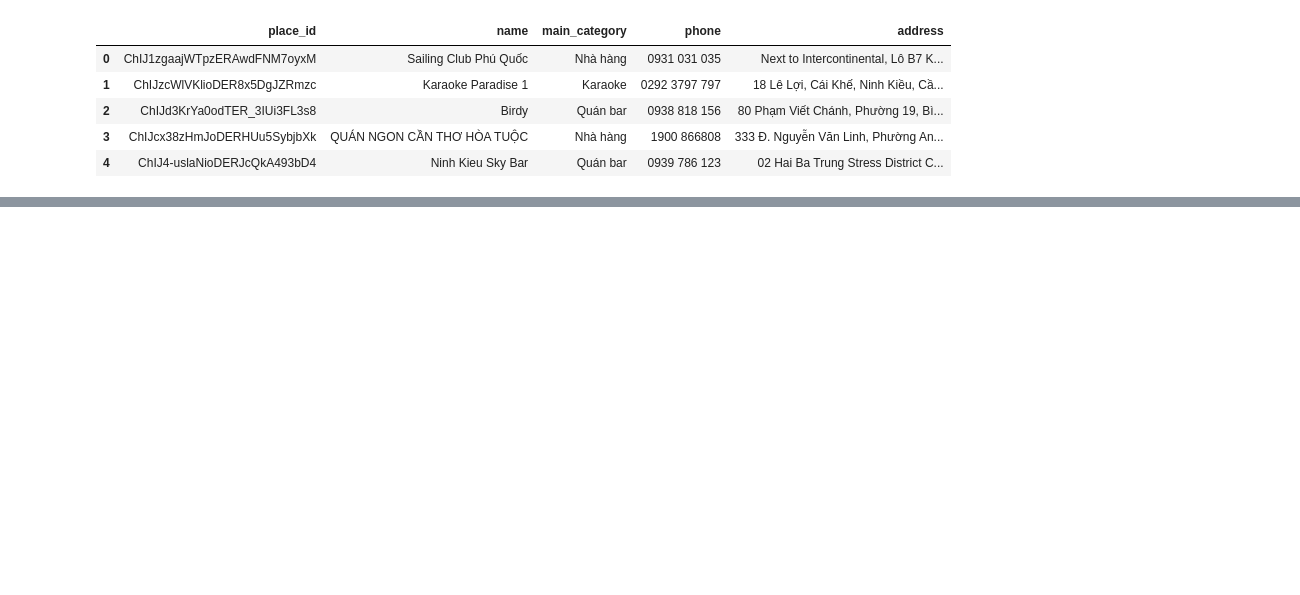
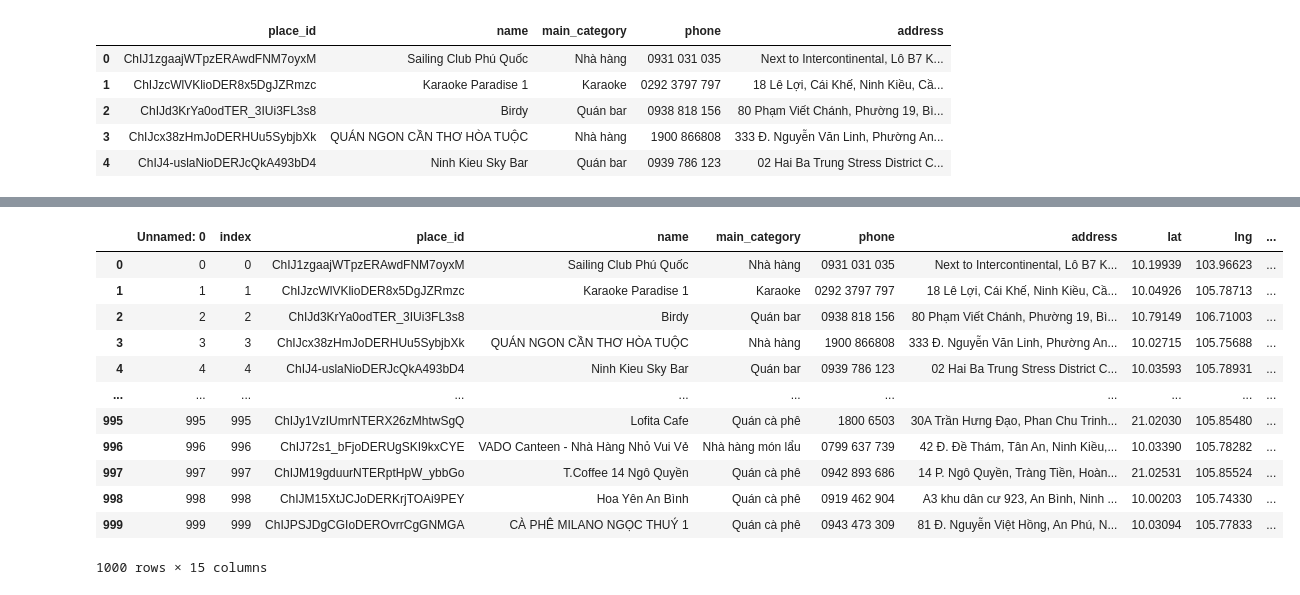
Before and after one commit to Kten987/google-map_v2, a Jupyter notebook: src/map.ipynb, the cells around one changed output, grey strips where cells are left out. Saved outputs shown, nothing was run; the diff lists cells and outputs as text; code cells hidden in the pictures; blank space fills up the shorter version.

```diff
--- a/src/map.ipynb
+++ b/src/map.ipynb
@@ -150,0 +207,2 @@ df.to_excel("df_ninh_kieu.xlsx")
+# %%
+df1 = pd.read_excel(r"C:\Users\thinh.lv\google-maps-scraper\src\df1.xlsx")
@@ -150,0 +258,16 @@ df.to_excel("df_ninh_kieu.xlsx")
+# %%
+df1
+# %% [output]
+|  | Unnamed: 0 | index | place_id | name | main_category | phone | address | lat | lng | ... |
+| 0 | 0 | 0 | ChIJ1zgaajWTpzERAwdFNM7oyxM | Sailing Club Phú Quốc | Nhà hàng | 0931 031 035 | Next to Intercontinental, Lô B7 K... | 10.19939 | 103.96623 | ... |
+| 1 | 1 | 1 | ChIJzcWlVKlioDER8x5DgJZRmzc | Karaoke Paradise 1 | Karaoke | 0292 3797 797 | 18 Lê Lợi, Cái Khế, Ninh Kiều, Cầ... | 10.04926 | 105.78713 | ... |
+| 2 | 2 | 2 | ChIJd3KrYa0odTER_3IUi3FL3s8 | Birdy | Quán bar | 0938 818 156 | 80 Phạm Viết Chánh, Phường 19, Bì... | 10.79149 | 106.71003 | ... |
+| 3 | 3 | 3 | ChIJcx38zHmJoDERHUu5SybjbXk | QUÁN NGON CẦN THƠ HÒA TUỘC | Nhà hàng | 1900 866808 | 333 Đ. Nguyễn Văn Linh, Phường An... | 10.02715 | 105.75688 | ... |
+| 4 | 4 | 4 | ChIJ4-uslaNioDERJcQkA493bD4 | Ninh Kieu Sky Bar | Quán bar | 0939 786 123 | 02 Hai Ba Trung Stress District C... | 10.03593 | 105.78931 | ... |
+| ... | ... | ... | ... | ... | ... | ... | ... | ... | ... | ... |
+| 995 | 995 | 995 | ChIJy1VzIUmrNTERX26zMhtwSgQ | Lofita Cafe | Quán cà phê | 1800 6503 | 30A Trần Hưng Đạo, Phan Chu Trinh... | 21.02030 | 105.85480 | ... |
+| 996 | 996 | 996 | ChIJ72s1_bFjoDERUgSKI9kxCYE | VADO Canteen - Nhà Hàng Nhỏ Vui Vẻ | Nhà hàng món lẩu | 0799 637 739 | 42 Đ. Đề Thám, Tân An, Ninh Kiều,... | 10.03390 | 105.78282 | ... |
+| 997 | 997 | 997 | ChIJM19gduurNTERptHpW_ybbGo | T.Coffee 14 Ngô Quyền | Quán cà phê | 0942 893 686 | 14 P. Ngô Quyền, Tràng Tiền, Hoàn... | 21.02531 | 105.85524 | ... |
+| 998 | 998 | 998 | ChIJM15XtJCJoDERKrjTOAi9PEY | Hoa Yên An Bình | Quán cà phê | 0919 462 904 | A3 khu dân cư 923, An Bình, Ninh ... | 10.00203 | 105.74330 | ... |
+| 999 | 999 | 999 | ChIJPSJDgCGIoDEROvrrCgGNMGA | CÀ PHÊ MILANO NGỌC THUÝ 1 | Quán cà phê | 0943 473 309 | 81 Đ. Nguyễn Việt Hồng, An Phú, N... | 10.03094 | 105.77833 | ... |
+1000 rows × 15 columns
```
Also changed, not shown: parts of 37 cells of this notebook, 21 other files.
